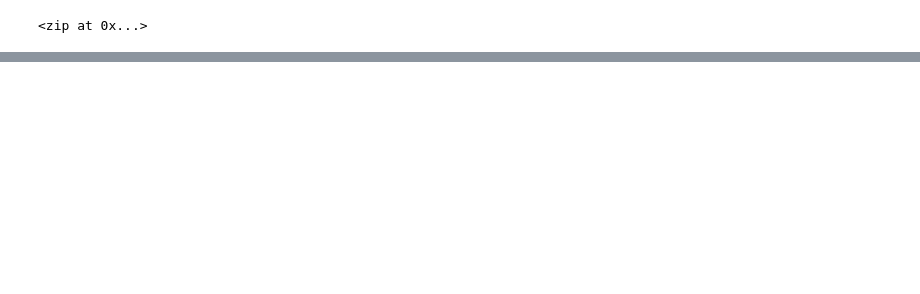
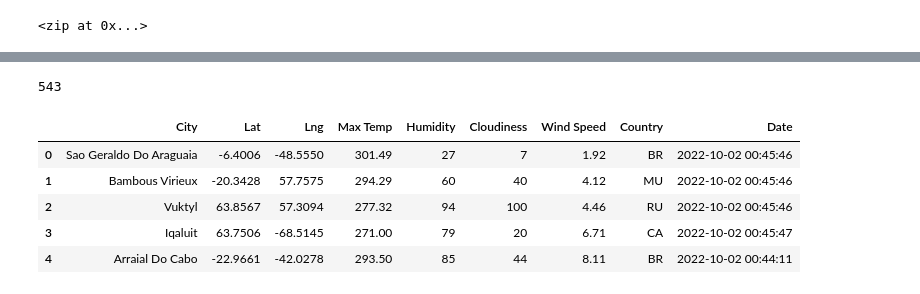
Before and after one commit to Josiebeepboop/World_Weather_Analysis, a Jupyter notebook: WeatherPy.ipynb, the cells around one changed output, grey strips where cells are left out. Drawn from its saved outputs; the diff is of its cells as text; code cells hidden in the pictures; blank space fills up the shorter version.

```diff
--- a/WeatherPy.ipynb
+++ b/WeatherPy.ipynb
@@ -7,7 +11,7 @@ from citipy import citipy
 # %%
 # Create a set of random latitude and longitude combinations
 lats = np.random.uniform(low=-90.000,high=90.000,size=1500)
-lngs = np.random.uniform(low=-90.000,high=90.000,size=15000)
+lngs = np.random.uniform(low=-90.000,high=90.000,size=1500)
 lat_lngs = zip(lats,lngs)
 lat_lngs
 # %% [output]
@@ -50,0 +57,5 @@ len(cities)
+# %%
+url = "http://api.openweathermap.org/data/2.5/weather?&appid=" + weather_api_key
+# city = "Boston"
+# query_url = url + "&q=" + city
+# print(query_url)
@@ -50,0 +145,15 @@ len(cities)
+# %%
+len(city_data)
+# %% [output]
+543
+# %%
+# Convert the array of dictionaries to a Pandas DataFrame
+city_data_df = pd.DataFrame(city_data)
+city_data_df.head()
+# %% [output]
+|  | City | Lat | Lng | Max Temp | Humidity | Cloudiness | Wind Speed | Country | Date |
+| 0 | Sao Geraldo Do Araguaia | -6.4006 | -48.5550 | 301.49 | 27 | 7 | 1.92 | BR | 2022-10-02 00:45:46 |
+| 1 | Bambous Virieux | -20.3428 | 57.7575 | 294.29 | 60 | 40 | 4.12 | MU | 2022-10-02 00:45:46 |
+| 2 | Vuktyl | 63.8567 | 57.3094 | 277.32 | 94 | 100 | 4.46 | RU | 2022-10-02 00:45:46 |
+| 3 | Iqaluit | 63.7506 | -68.5145 | 271.00 | 79 | 20 | 6.71 | CA | 2022-10-02 00:45:47 |
+| 4 | Arraial Do Cabo | -22.9661 | -42.0278 | 293.50 | 85 | 44 | 8.11 | BR | 2022-10-02 00:44:11 |
```
Also changed, not shown: parts of 10 cells of this notebook, 4 other files.
